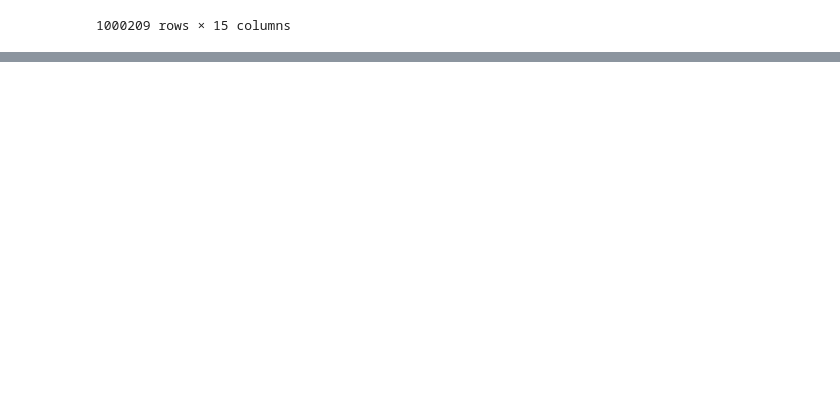
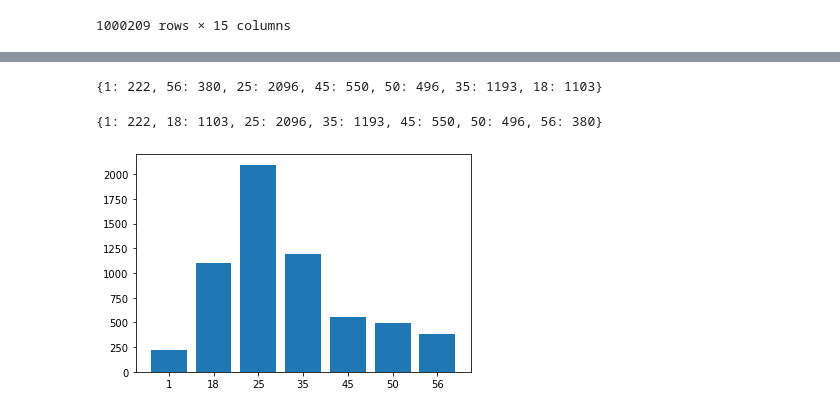
Before and after one commit to kdeepakkumarbk/DataSci_WithPy_DPK, a Jupyter notebook: _projects/project2/src/Movielens_Case_Study.ipynb, the cells around one changed output, grey strips where cells are left out. Cells and saved outputs as stored; diff of their text form; code cells hidden in the pictures; blank space fills up the shorter version.

Commit message:
project-2 : added histogram for age desitibution

```diff
--- a/_projects/project2/src/Movielens_Case_Study.ipynb
+++ b/_projects/project2/src/Movielens_Case_Study.ipynb
@@ -228,0 +243,4 @@ Master_Data
+# %%
+import collections
+age_column = list(df_users['Age'])
+age_column
@@ -228,0 +265,16 @@ Master_Data
+# %%
+age_counter = dict(collections.Counter(age_column))
+age_counter
+# %% [output]
+{1: 222, 56: 380, 25: 2096, 45: 550, 50: 496, 35: 1193, 18: 1103}
+# %%
+sort_age_counter= {key: val for key, val in sorted(age_counter.items(), key = lambda ele: ele[0])}
+sort_age_counter
+# %% [output]
+{1: 222, 18: 1103, 25: 2096, 35: 1193, 45: 550, 50: 496, 56: 380}
+# %%
+plt.bar(range(len(sort_age_counter)), list(sort_age_counter.values()), align='center')
+plt.xticks(range(len(sort_age_counter)), list(sort_age_counter.keys()))
+plt.show()
+# %% [output]
+[figure, added]
```
Also changed, not shown: parts of 12 cells of this notebook.
